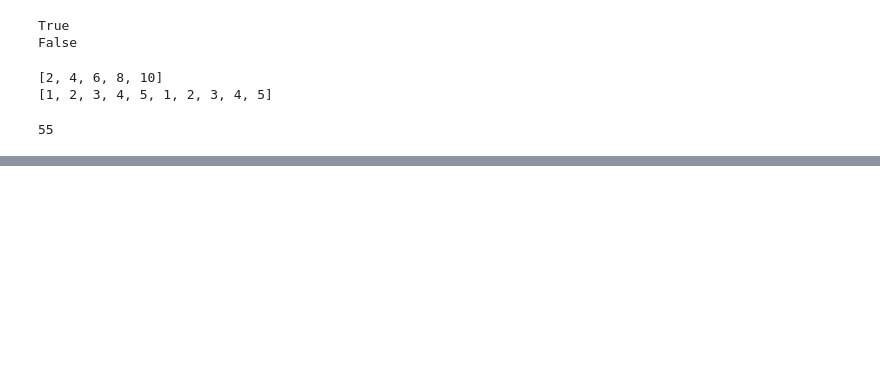
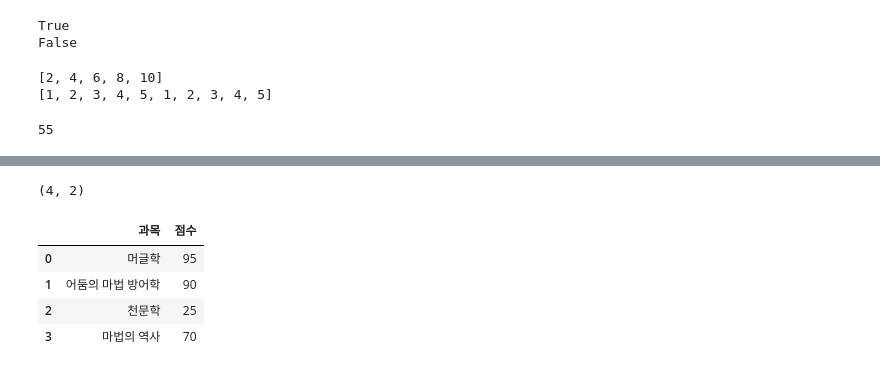
Before and after one commit to 4myLab/codestates, a Jupyter notebook: test.ipynb, the cells around one changed output, grey strips where cells are left out. Drawn from its saved outputs; the diff is of its cells as text; code cells hidden in the pictures; blank space fills up the shorter version.

```diff
--- a/test.ipynb
+++ b/test.ipynb
@@ -31,0 +63,15 @@ one_to_sum(10)
+# %%
+hogwart_df=pd.DataFrame({
+    "과목":['머글학', '어둠의 마법 방어학', '천문학', "마법의 역사"],
+    "점수":[95,90,25,70]
+})
+
+print(hogwart_df.shape)
+hogwart_df.head()
+# %% [output]
+(4, 2)
+|  | 과목 | 점수 |
+| 0 | 머글학 | 95 |
+| 1 | 어둠의 마법 방어학 | 90 |
+| 2 | 천문학 | 25 |
+| 3 | 마법의 역사 | 70 |
```
Also changed, not shown: parts of 6 cells of this notebook.
